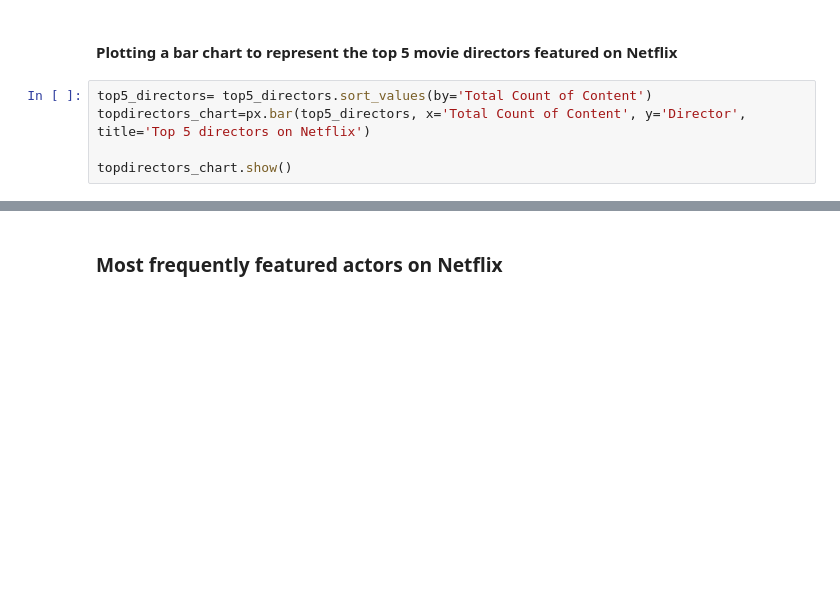
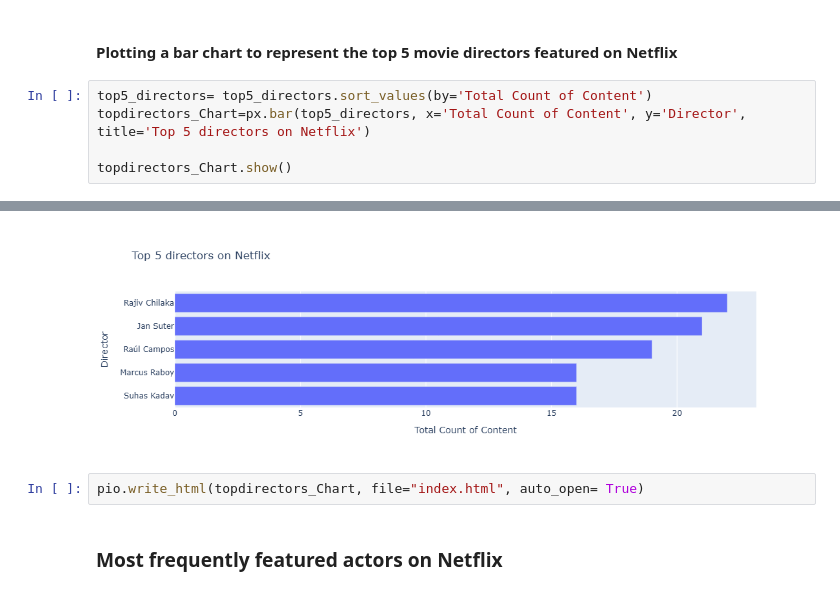
Before and after one commit to itsnehakv/Netflix-Catalogue-Data-Analysis, a Jupyter notebook: Netflix Data Analysis.ipynb, the cells around one changed output, grey strips where cells are left out. Cells and saved outputs as stored; diff of their text form; blank space fills up the shorter version.

```diff
--- a/Netflix Data Analysis.ipynb
+++ b/Netflix Data Analysis.ipynb
@@ -214,7 +218,7 @@ print(top5_directors)
 <h4>Plotting a bar chart to represent the top 5 movie directors featured on Netflix</h4>
 # %%
 top5_directors= top5_directors.sort_values(by='Total Count of Content')
-topdirectors_chart=px.bar(top5_directors, x='Total Count of Content', y='Director', title='Top 5 directors on Netflix')
+topdirectors_Chart=px.bar(top5_directors, x='Total Count of Content', y='Director', title='Top 5 directors on Netflix')
 
-topdirectors_chart.show()
+topdirectors_Chart.show()
 # %% [output]
@@ -222,3 +225,6 @@ topdirectors_chart.show()
+[figure, added]
+# %%
+pio.write_html(topdirectors_Chart, file="index.html", auto_open= True)
 # %% [markdown]
 <h3>Most frequently featured actors on Netflix</h3>
 # %% [markdown]
```
Also changed, not shown: parts of 11 cells of this notebook.
